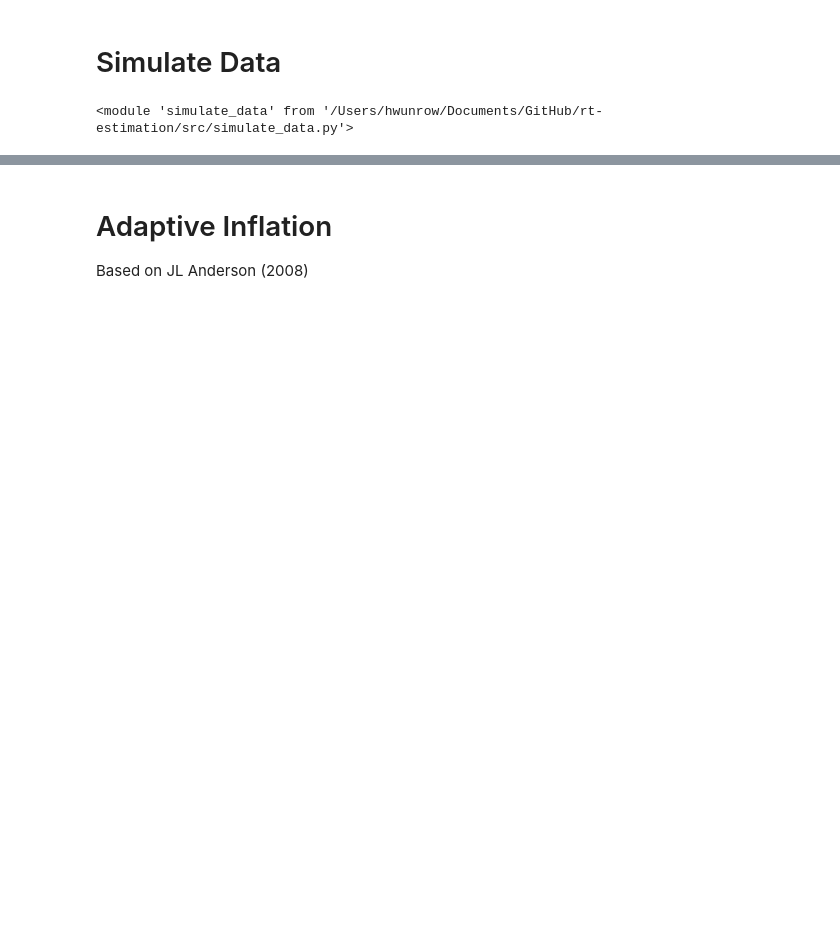
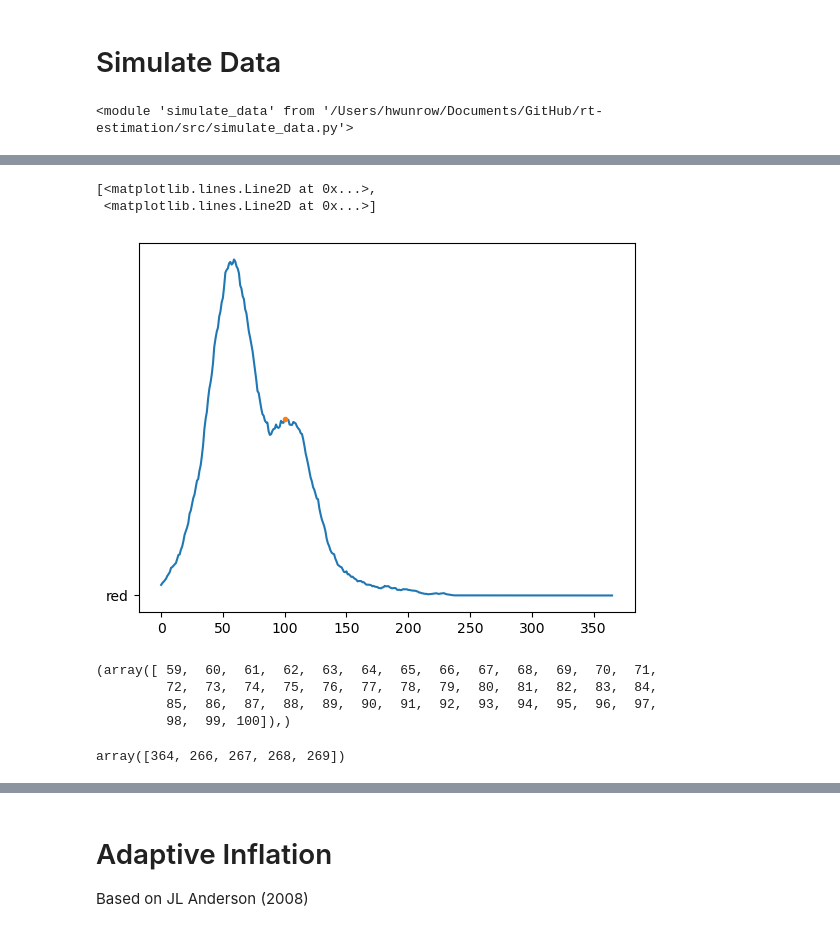
Before and after one commit to hwunrow/epykalman, a Jupyter notebook: sandbox/adaptive_inflation.ipynb, the cells around one changed output, grey strips where cells are left out. Cells and saved outputs as stored; diff of their text form; code cells hidden in the pictures; blank space fills up the shorter version.

```diff
--- a/sandbox/adaptive_inflation.ipynb
+++ b/sandbox/adaptive_inflation.ipynb
@@ -42,0 +93,2 @@ data.plot_all()
+# %%
+good_param_df = pd.read_csv("good_param_list.csv")
@@ -42,0 +149,2 @@ data.plot_all()
+# %%
+d.beta = d.construct_beta(d.rt, d.t_I)
@@ -42,0 +164,19 @@ data.plot_all()
+# %%
+plt.plot(d.I)
+plt.plot(100, d.I[100], '.', 'red')
+# %% [output]
+[<matplotlib.lines.Line2D at 0x...>,
+ <matplotlib.lines.Line2D at 0x...>]
+[figure, added]
+# %%
+ np.where(~np.isnan(-1/d.k * np.log(((d.rt_1 - d.rt_0)/d.t_I * d.S/d.N)/(1/d.t_I - d.rt_0/d.t_I*d.S/d.N) - 1) + d.midpoint))
+# %% [output]
+(array([ 59,  60,  61,  62,  63,  64,  65,  66,  67,  68,  69,  70,  71,
+         72,  73,  74,  75,  76,  77,  78,  79,  80,  81,  82,  83,  84,
+         85,  86,  87,  88,  89,  90,  91,  92,  93,  94,  95,  96,  97,
+         98,  99, 100]),)
+# %%
+root = d.S[1:] - (1- d.rt_0)/(d.rt_1 - d.rt_0)*d.N * (1 + np.exp(-d.k*(np.arange(0, d.n_t)-d.midpoint)))
+np.argsort(np.abs(root))[0:5]
+# %% [output]
+array([364, 266, 267, 268, 269])
```
Also changed, not shown: parts of 53 cells of this notebook, 1 other file.
